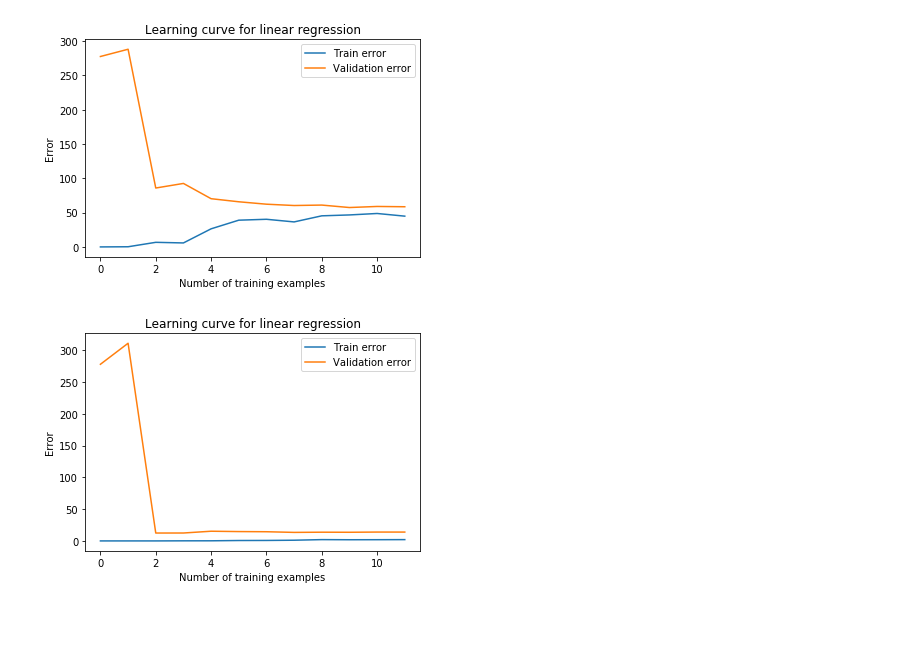
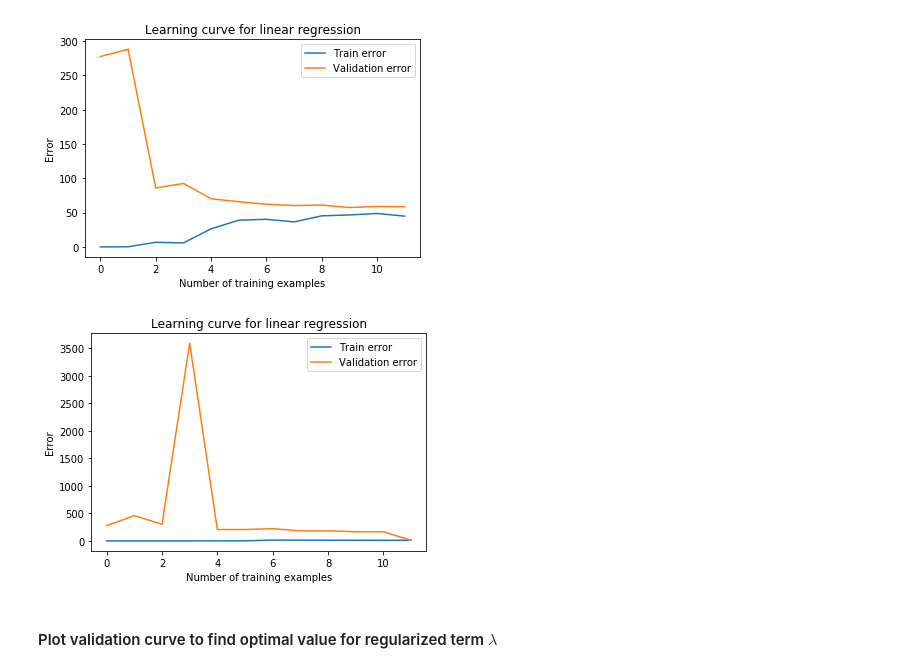
Before and after one commit to locluthor/Machine_Learning, a Jupyter notebook: Bias_Variance_Trade-off.ipynb, the cells around one changed output. Saved outputs shown, nothing was run; the diff lists cells and outputs as text; code cells hidden in the pictures; blank space fills up the shorter version.

```diff
--- a/Bias_Variance_Trade-off.ipynb
+++ b/Bias_Variance_Trade-off.ipynb
@@ -116,10 +116,12 @@ visualize_learning_curve(X, y, X_val, y_val, 10)
 # %% [output]
 [figure]
 # %%
-poly = PolynomialFeatures(2, include_bias=False)
+poly = PolynomialFeatures(6, include_bias=False)
 X_poly = poly.fit_transform(X)
 X_val_poly = poly.fit_transform(X_val)
+X_test_poly = poly.fit_transform(X_test)
+visualize_learning_curve(X_poly, y, X_val_poly, y_val, 10000)
+# %% [output]
+[figure, added]
-# %%
-visualize_learning_curve(X_poly, y, X_val_poly, y_val, 1)
-# %% [output]
-[figure, removed]
+# %% [markdown]
+#### Plot validation curve to find optimal value for regularized term $\lambda$
```
Also changed, not shown: parts of 5 cells of this notebook.
